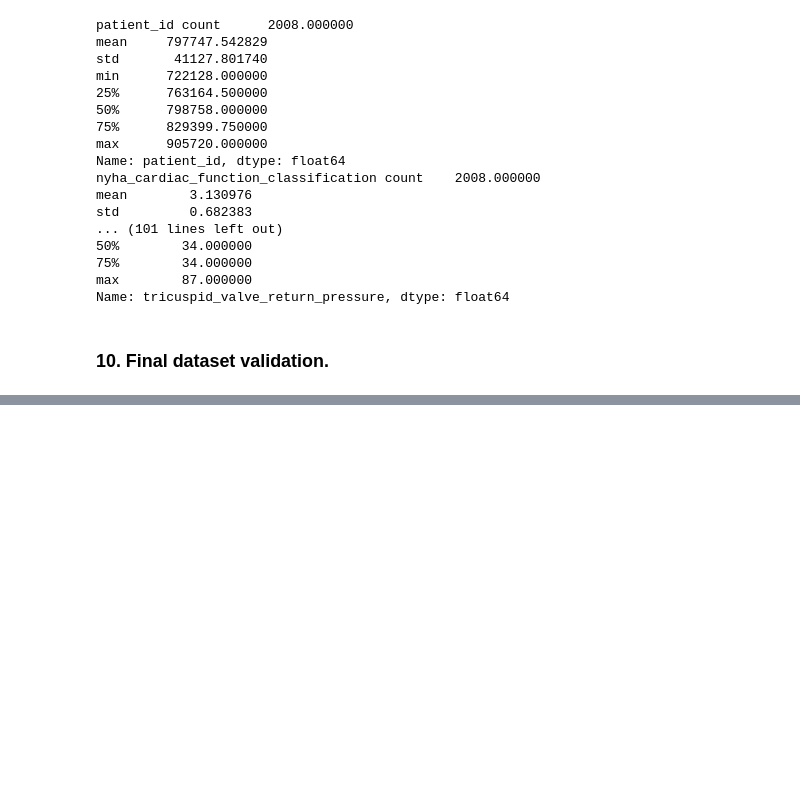
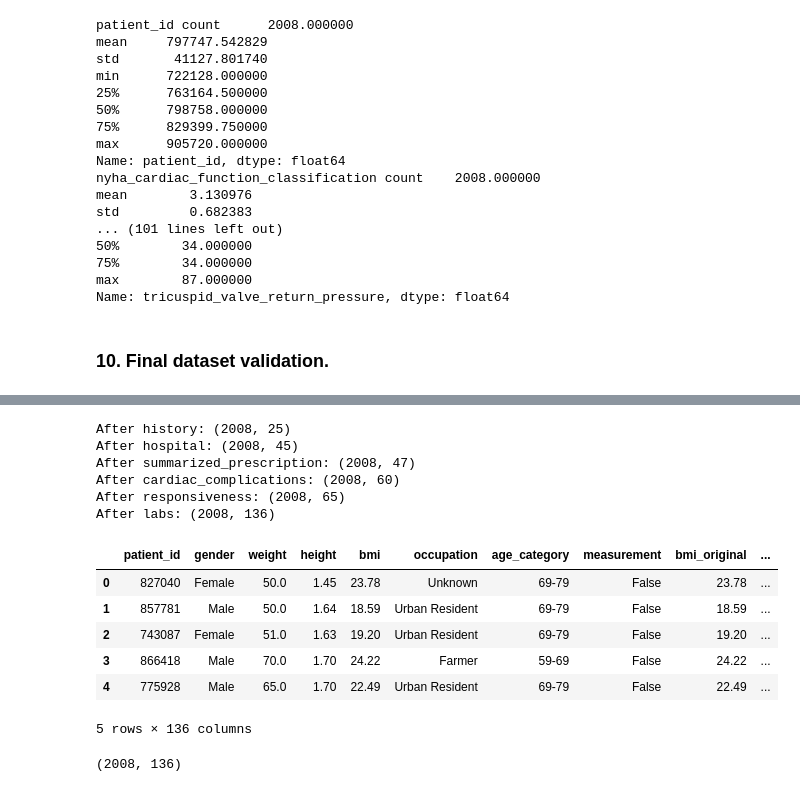
Before and after one commit to Yasasmini/Team3_PyCoders_PythonHackathon_SEP2026, a Jupyter notebook: Team3_PyCoders_Category1.DataCleaning.ipynb, the cells around one changed output, grey strips where cells are left out. Drawn from its saved outputs; the diff is of its cells as text; code cells hidden in the pictures; blank space fills up the shorter version.

Commit message:
Added cleaning

```diff
--- a/Team3_PyCoders_Category1.DataCleaning.ipynb
+++ b/Team3_PyCoders_Category1.DataCleaning.ipynb
@@ -1204,0 +1207,21 @@ dfcardiac.to_csv("cleaned_files/cardiac_cleaned.csv", index=False)
+# %%
+from fileinput import filename
+
+data_folder = "cleaned_files"
+#data_folder = Path(r"C:\Users\vella\Desktop\Numpy Ninja\Team3_PyCoders_PythonHackathon_SEP2026\PyCoders_Github\Team3_PyCoders_PythonHackathon_SEP2026\cleaned_files")
+
+files = {
+    "demography": "demography_clean.csv",
+    "history": "patienthistory_clean.csv",
+    "hospital":"hospitalization_discharge_clean.csv",
+    "labs": "labs_clean.csv",
+    "cardiac_complications": "cardiac_cleaned.csv",
+    "responsiveness": "responsivenes_clean.csv",
+    "summarized_prescription": "summarized_prescreption_clean.csv"
+}
+
+datasets = {name: pd.read_csv(f"{data_folder}/{filename}") for name, filename in files.items()}
+
+# Check the actual column names before choosing the merge key
+for name, df in datasets.items():
+    print(name, df.shape, df.columns.tolist())
@@ -1204,0 +1236,6 @@ dfcardiac.to_csv("cleaned_files/cardiac_cleaned.csv", index=False)
+# %%
+from fileinput import filename
+
+
+merged = datasets["demography"].copy()
+merged.head()
@@ -1204,0 +1249,31 @@ dfcardiac.to_csv("cleaned_files/cardiac_cleaned.csv", index=False)
+# %%
+for name in ["history", "hospital", "summarized_prescription", "cardiac_complications", "responsiveness", "labs"]:
+    merged = merged.merge(
+        datasets[name],
+        on="patient_id",
+        how="left",
+        validate="one_to_one",
+        suffixes=("", f"_{name}")
+    )
+    print(f"After {name}: {merged.shape}")
+
+merged.to_csv(f"{data_folder}/heart_failure_merged.csv", index=False)
+display(merged.head())
+# %% [output]
+After history: (2008, 25)
+After hospital: (2008, 45)
+After summarized_prescription: (2008, 47)
+After cardiac_complications: (2008, 60)
+After responsiveness: (2008, 65)
+After labs: (2008, 136)
+|  | patient_id | gender | weight | height | bmi | occupation | age_category | measurement | bmi_original | ... |
+| 0 | 827040 | Female | 50.0 | 1.45 | 23.78 | Unknown | 69-79 | False | 23.78 | ... |
+| 1 | 857781 | Male | 50.0 | 1.64 | 18.59 | Urban Resident | 69-79 | False | 18.59 | ... |
+| 2 | 743087 | Female | 51.0 | 1.63 | 19.20 | Urban Resident | 69-79 | False | 19.20 | ... |
+| 3 | 866418 | Male | 70.0 | 1.70 | 24.22 | Farmer | 59-69 | False | 24.22 | ... |
+| 4 | 775928 | Male | 65.0 | 1.70 | 22.49 | Urban Resident | 69-79 | False | 22.49 | ... |
+5 rows × 136 columns
+# %%
+merged.shape
+# %% [output]
+(2008, 136)
```
Also changed, not shown: parts of 14 cells of this notebook.
